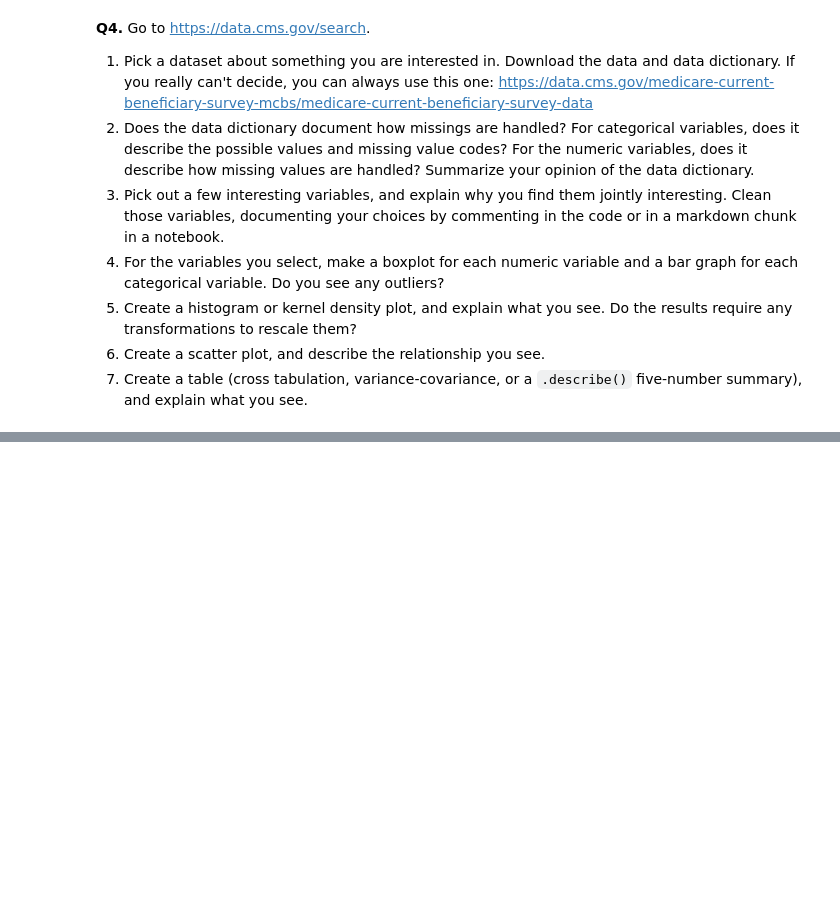
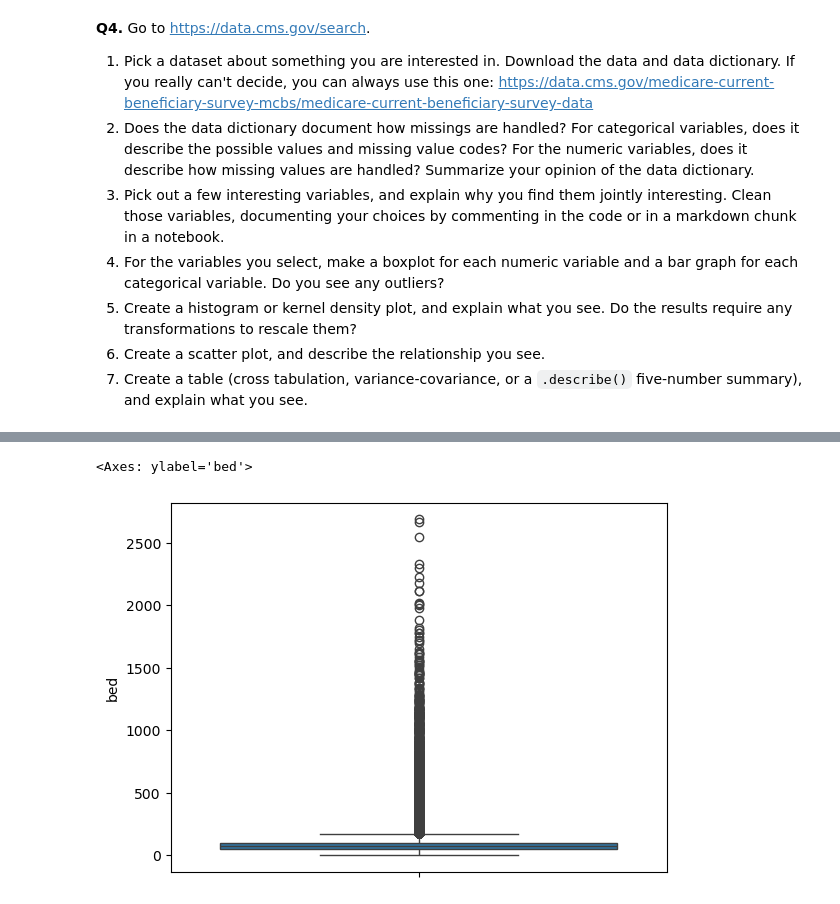
Before and after one commit to ZzzzzzT233/visualization, a Jupyter notebook: assignment/assignment.ipynb, the cells around one changed output, grey strips where cells are left out. Cells and saved outputs as stored; diff of their text form; code cells hidden in the pictures; blank space fills up the shorter version.

```diff
--- a/assignment/assignment.ipynb
+++ b/assignment/assignment.ipynb
@@ -243,0 +296,5 @@ For some context, the Federal government ultimately spent about $4.4 trillion in
+# %%
+sns.boxplot(df['bed'])
+# %% [output]
+<Axes: ylabel='bed'>
+[figure, added]
```
Also changed, not shown: parts of 20 cells of this notebook, 1 other file.
